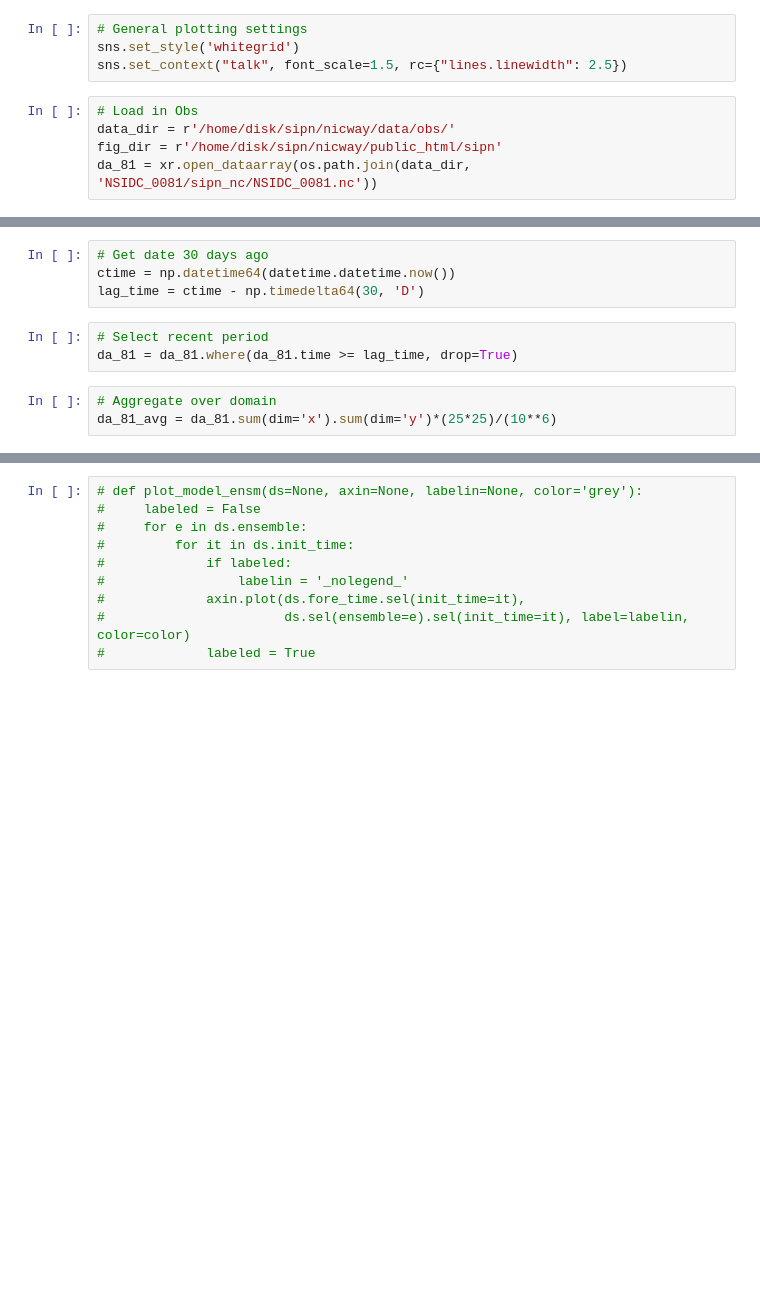
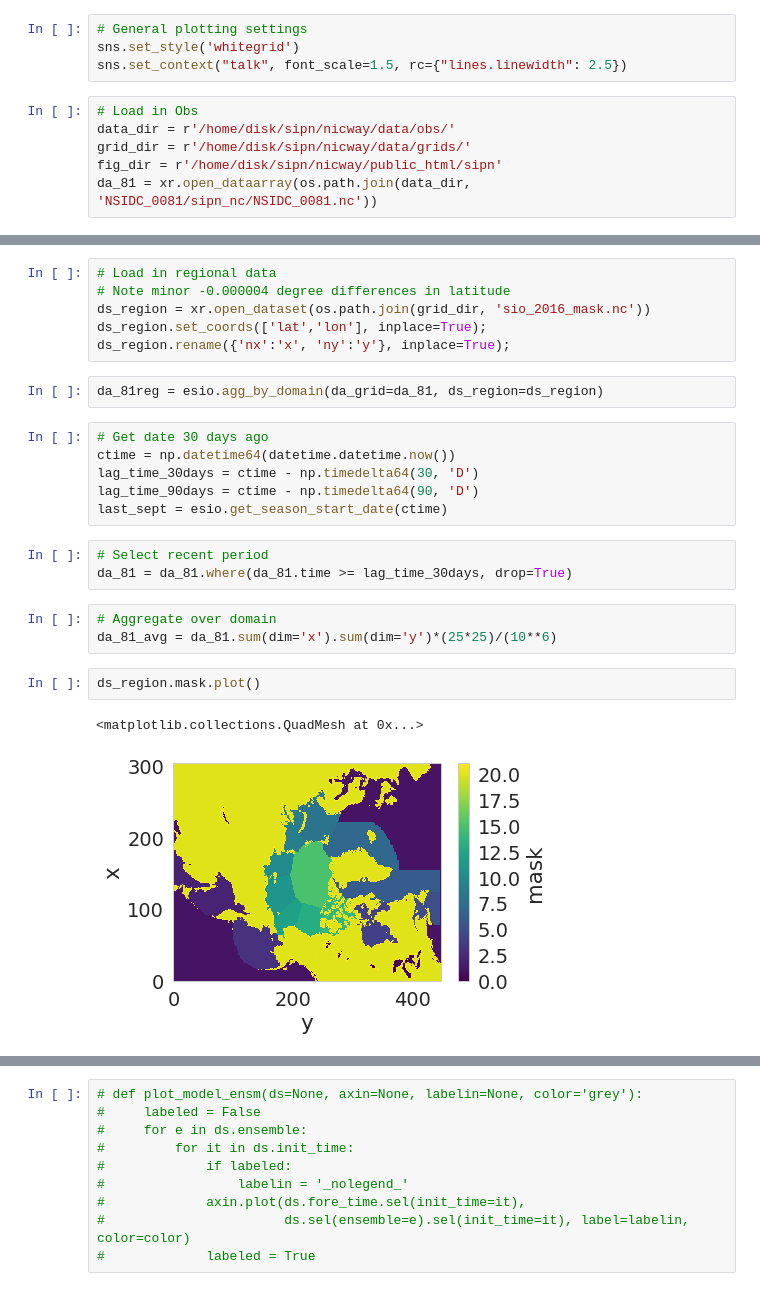
Before and after one commit to NicWayand/ESIO, a Jupyter notebook: notebooks/plot_pan_arctic_extent_Forecast.ipynb, the cells around one changed output, grey strips where cells are left out. Saved outputs shown, nothing was run; the diff lists cells and outputs as text; blank space fills up the shorter version.

```diff
--- a/notebooks/plot_pan_arctic_extent_Forecast.ipynb
+++ b/notebooks/plot_pan_arctic_extent_Forecast.ipynb
@@ -22,5 +22,6 @@ sns.set_context("talk", font_scale=1.5, rc={"lines.linewidth": 2.5})
 # %%
 # Load in Obs
 data_dir = r'/home/disk/sipn/nicway/data/obs/'
+grid_dir = r'/home/disk/sipn/nicway/data/grids/'
 fig_dir = r'/home/disk/sipn/nicway/public_html/sipn'
 da_81 = xr.open_dataarray(os.path.join(data_dir, 'NSIDC_0081/sipn_nc/NSIDC_0081.nc'))
@@ -30,10 +28,25 @@ da_81 = xr.open_dataarray(os.path.join(data_dir, 'NSIDC_0081/sipn_nc/NSIDC_0081.
+# %%
+# Load in regional data
+# Note minor -0.000004 degree differences in latitude
+ds_region = xr.open_dataset(os.path.join(grid_dir, 'sio_2016_mask.nc'))
+ds_region.set_coords(['lat','lon'], inplace=True);
+ds_region.rename({'nx':'x', 'ny':'y'}, inplace=True);
+# %%
+da_81reg = esio.agg_by_domain(da_grid=da_81, ds_region=ds_region)
 # %%
 # Get date 30 days ago
 ctime = np.datetime64(datetime.datetime.now())
-lag_time = ctime - np.timedelta64(30, 'D')
+lag_time_30days = ctime - np.timedelta64(30, 'D')
+lag_time_90days = ctime - np.timedelta64(90, 'D')
+last_sept = esio.get_season_start_date(ctime)
 # %%
 # Select recent period
-da_81 = da_81.where(da_81.time >= lag_time, drop=True)
+da_81 = da_81.where(da_81.time >= lag_time_30days, drop=True)
 # %%
 # Aggregate over domain
 da_81_avg = da_81.sum(dim='x').sum(dim='y')*(25*25)/(10**6)
+# %%
+ds_region.mask.plot()
+# %% [output]
+<matplotlib.collections.QuadMesh at 0x...>
+[figure, added]
```
Also changed, not shown: parts of 9 cells of this notebook, 3 other files.
